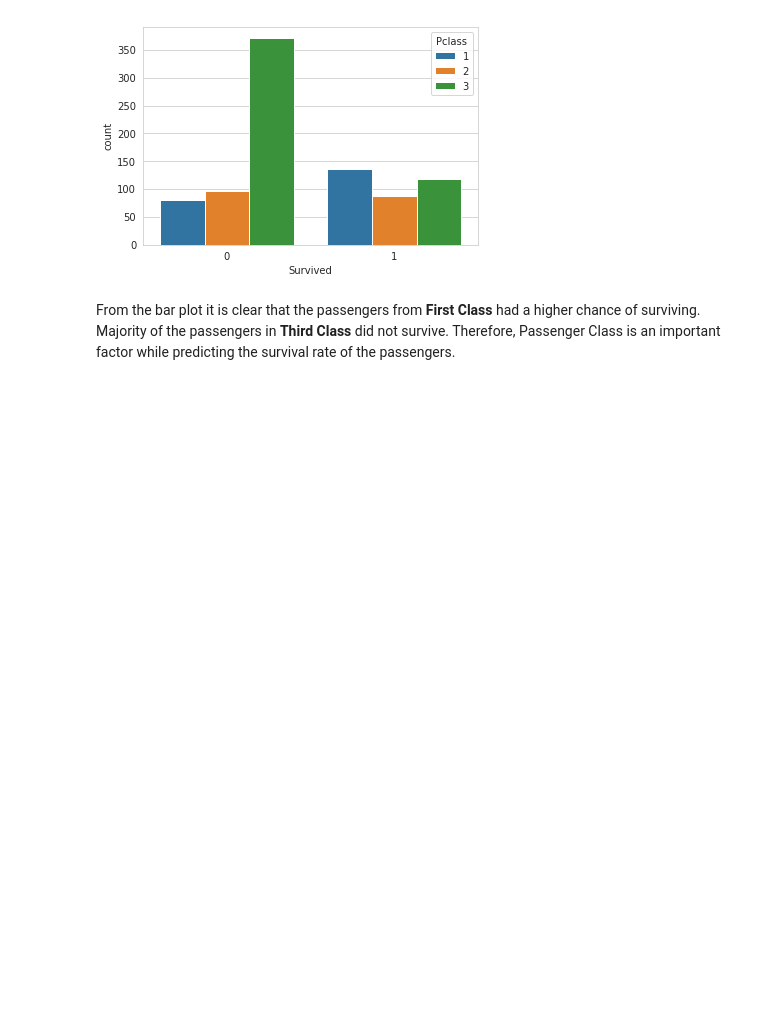
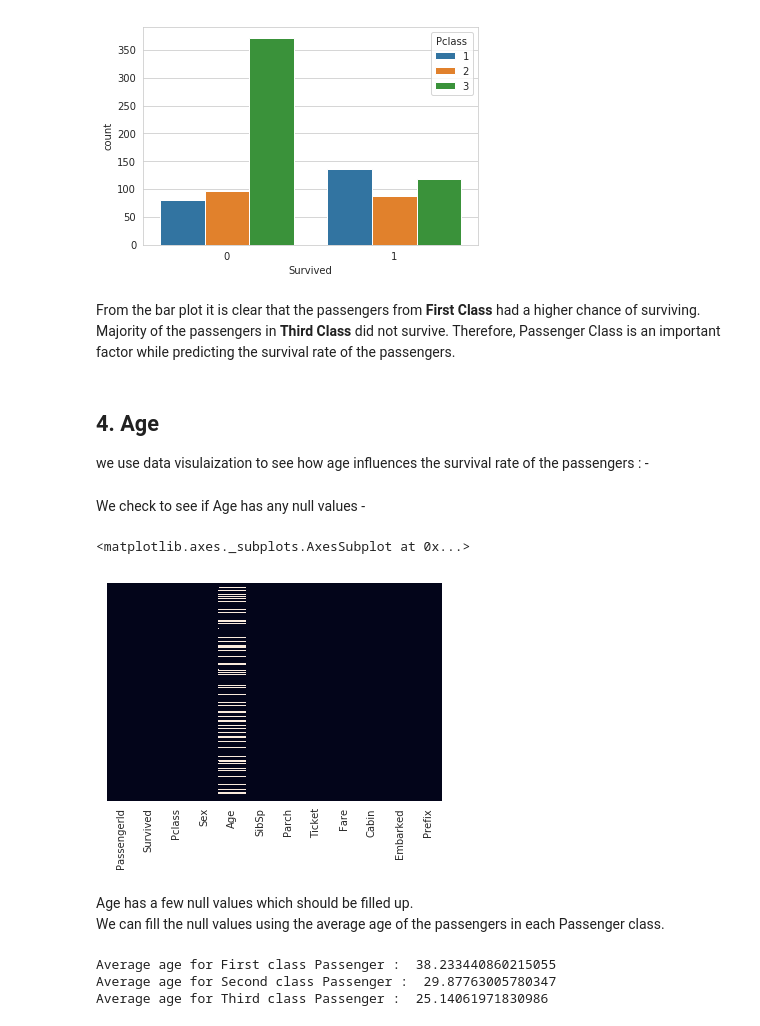
Before and after one commit to eshitagoel/Titanic_Survival, a Jupyter notebook: Titanic Survival.ipynb, the cells around one changed output. Cells and saved outputs as stored; diff of their text form; code cells hidden in the pictures; blank space fills up the shorter version.

```diff
--- a/Titanic Survival.ipynb
+++ b/Titanic Survival.ipynb
@@ -219,3 +219,27 @@ sns.countplot(x = "Survived", hue = "Pclass", data = train)
 From the bar plot it is clear that the passengers from <b>First Class</b> had a higher chance of surviving. <br>
 Majority of the passengers in <b>Third Class</b> did not survive.
 Therefore, Passenger Class is an important factor while predicting the survival rate of the passengers.
+# %% [markdown]
+## 4. Age
+we use data visulaization to see how age influences the survival rate of the passengers : -
+# %% [markdown]
+We check to see if Age has any null values -
+# %%
+sns.heatmap(train.isnull(), yticklabels = False, cbar = False)
+# %% [output]
+<matplotlib.axes._subplots.AxesSubplot at 0x...>
+[figure, added]
+# %% [markdown]
+Age has a few null values which should be filled up. <br>
+We can fill the null values using the average age of the passengers in each Passenger class.
+# %%
+avg_first = train["Age"][train["Pclass"]==1].mean()
+avg_second = train["Age"][train["Pclass"]==2].mean()
+avg_third = train["Age"][train["Pclass"]==3].mean()
+print("Average age for First class Passenger : ",avg_first)
+print("Average age for Second class Passenger : ",avg_second)
+print("Average age for Third class Passenger : ",avg_third)
+# %% [output]
+Average age for First class Passenger :  38.233440860215055
+Average age for Second class Passenger :  29.87763005780347
+Average age for Third class Passenger :  25.14061971830986
```
Also changed, not shown: parts of 13 cells of this notebook.
